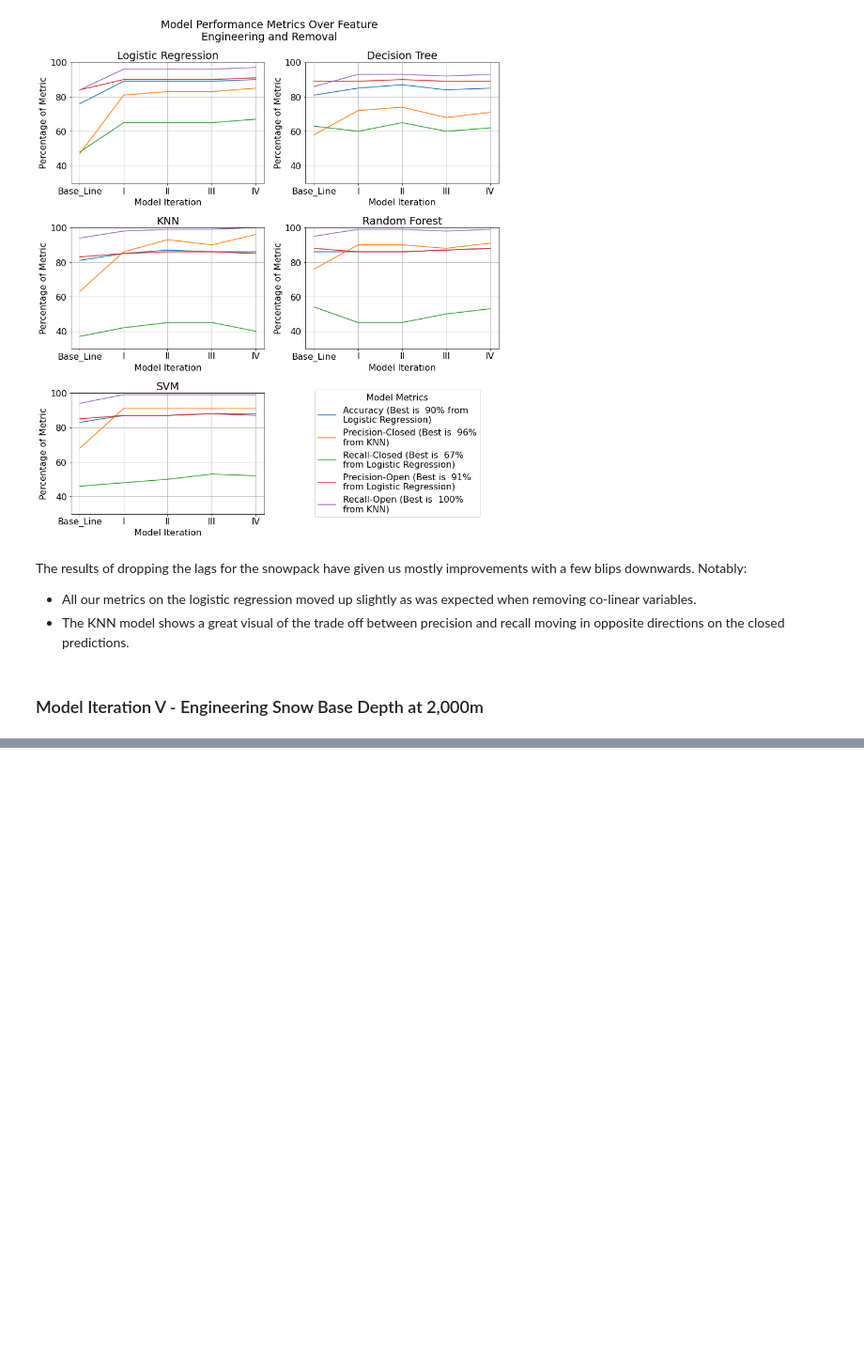
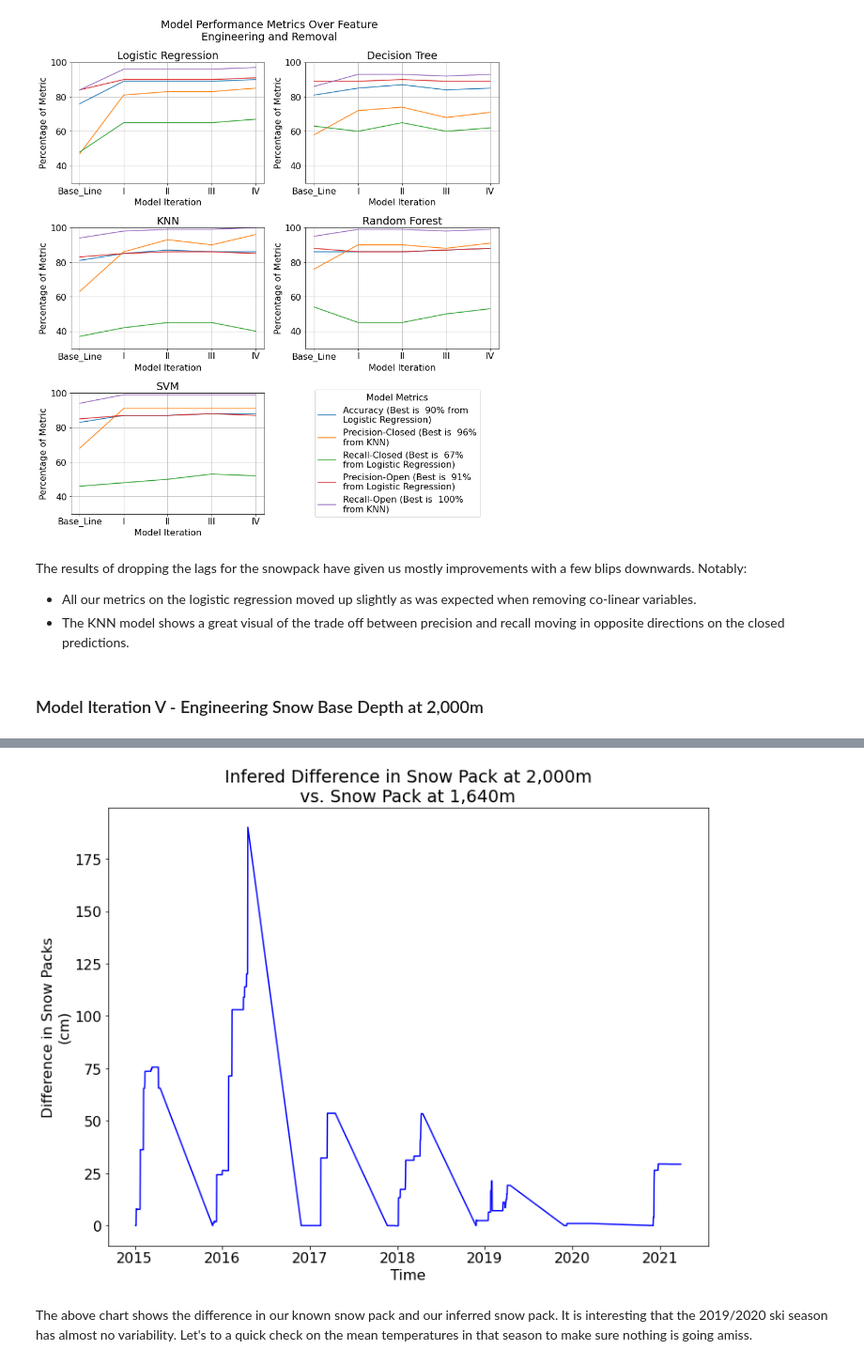
Before and after one commit to wjmatthews/wb_lift_openings, a Jupyter notebook: FeatureEngineeringAndModellingPartII.ipynb, the cells around one changed output, grey strips where cells are left out. Shown at 94% size. Saved outputs shown, nothing was run; the diff lists cells and outputs as text; code cells hidden in the pictures; blank space fills up the shorter version.

Commit message:
Continued work on interpolating snowpack at 2000m, need to adjust Roundhouse data cleaning notebook to get wider range of dates in early season.

```diff
--- a/FeatureEngineeringAndModellingPartII.ipynb
+++ b/FeatureEngineeringAndModellingPartII.ipynb
@@ -915,0 +935,44 @@ def interpolate_snowpack(row):
+# %%
+# calculate adjusted snowpack difference
+peak_df4['adjusted snowpack_diff'] = peak_df4.apply(lambda x: interpolate_snowpack_contribution(x['Mean Temp (°C)_L0h'], x['snowpack_diff'],
+                                                           x['Total Snow (cm)_L0h'], x['Total Rain (mm)_L0h']),
+               axis = 1)
+# %%
+# calculate adjusted snow on ground - create column first with mid-mountain snow pack
+# this will allow us to keep the values for the first day of each season
+peak_df4['Adjusted Snow on Grnd'] = peak_df4['Snow on Grnd (cm)_L0h']
+
+# get index in a list
+index_list = list(peak_df4.index)
+
+# loop through each each row except the last row
+for i, idx in enumerate(index_list[:-1]):
+
+    # check to see if the next record is in the next season
+    if (index_list[i + 1] - idx) > timedelta(days = 30):
+
+        # skip this iteration - we don't want to accumulate snow over seasons!
+        pass
+
+    else:
+        # set next rows adjusted snow on ground value based on this rows plus adjusted difference
+        peak_df4.loc[index_list[i + 1], 'Adjusted Snow on Grnd'] = peak_df4.loc[idx, 'Adjusted Snow on Grnd'] + peak_df4.loc[idx, 'adjusted snowpack_diff']
+# %%
+# check to see how different our snow packs are
+
+# set figure size
+plt.figure(figsize = (12,9))
+
+# plot data
+plt.plot(peak_df4['Adjusted Snow on Grnd'] - peak_df4['Snow on Grnd (cm)_L0h'], color = 'blue')
+
+# add titles, labels
+plt.title('Infered Difference in Snow Pack at 2,000m\nvs. Snow Pack at 1,640m')
+plt.xlabel('Time')
+plt.ylabel('Difference in Snow Packs\n(cm)')
+
+plt.show()
+# %% [output]
+[figure, added]
+# %% [markdown]
+The above chart shows the difference in our known snow pack and our inferred snow pack.  It is interesting that the 2019/2020 ski season has almost no variability.  Let's to a quick check on the mean temperatures in that season to make sure nothing is going amiss.
```
Also changed, not shown: parts of 24 cells of this notebook, 1 other file.
